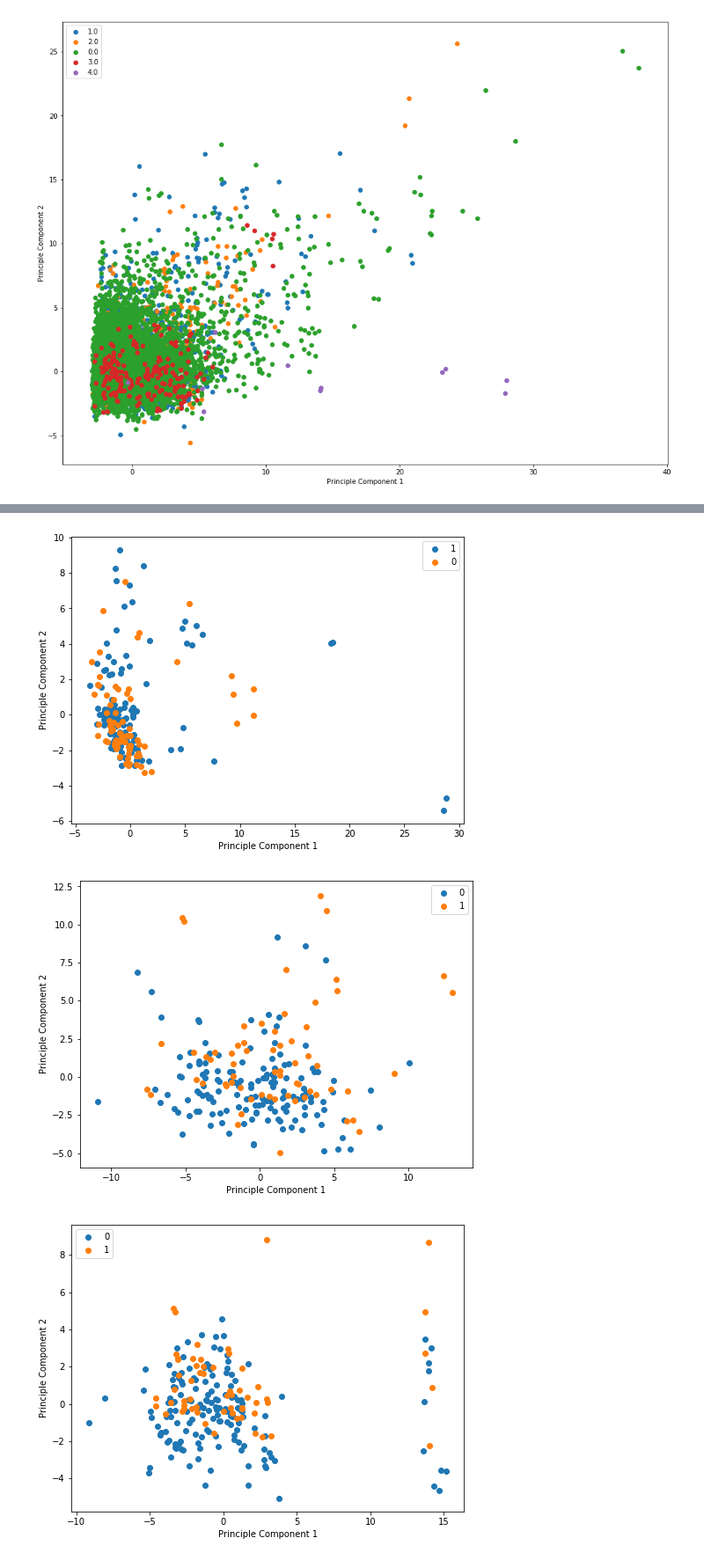
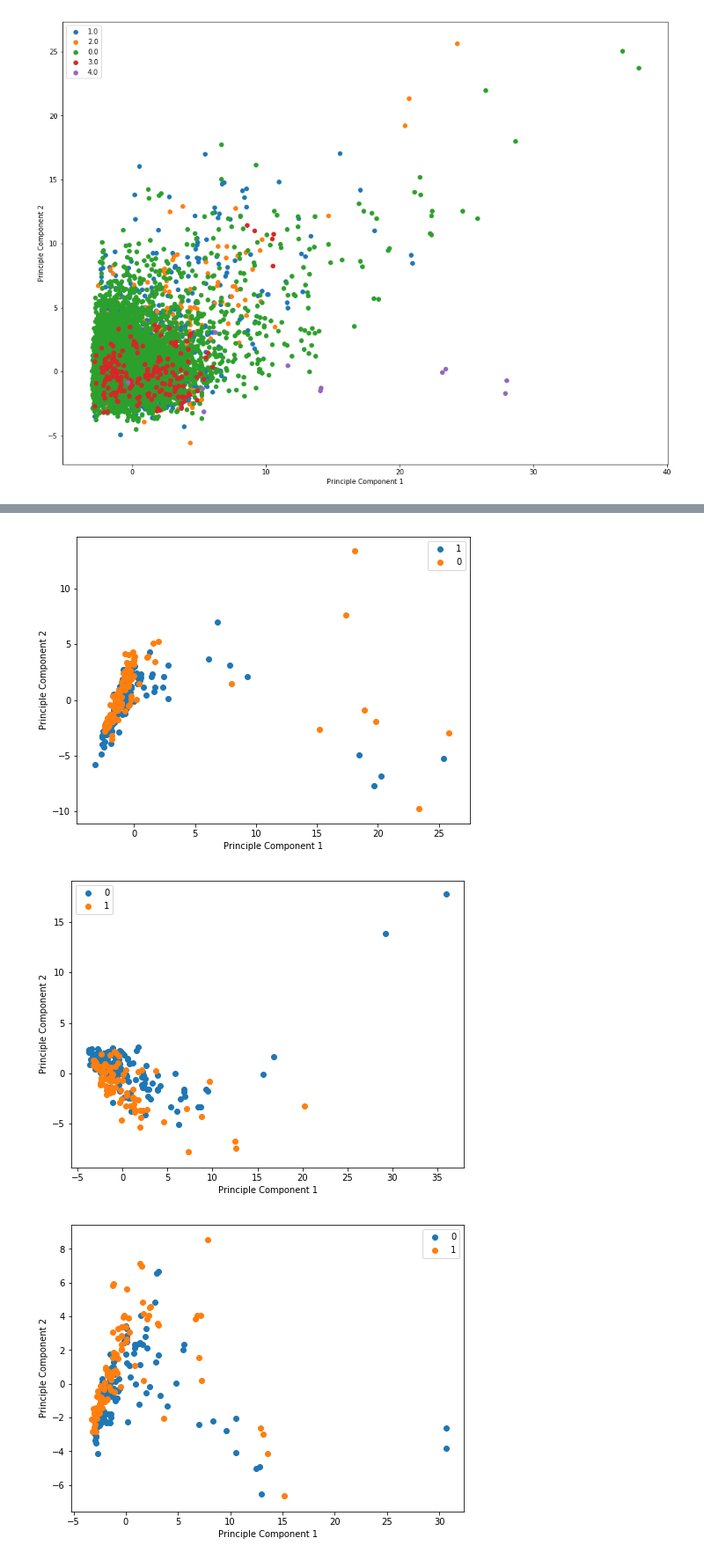
Before and after one commit to nshawen/CIS_PD, a Jupyter notebook: WatchDataPCAClustering.ipynb, the cells around one changed output, grey strips where cells are left out. Shown at 88% size. Drawn from its saved outputs; the diff is of its cells as text; code cells hidden in the pictures.

Commit message:
allowed for increased capability across target labels and symptoms

```diff
--- a/WatchDataPCAClustering.ipynb
+++ b/WatchDataPCAClustering.ipynb
@@ -138,11 +138,14 @@ DataPCA = plotPCA(label_type, tasks, True, 2)
 # %% [output]
 [figure]
 # %%
-def TrainTestCluster(tasks, newLab, groups, bestFeatIdx):
+def TrainTestCluster(label_type, tasks, newLab, groups, bestFeatIdx):
 
     pd.options.mode.chained_assignment = None
 
-    km = KMeans(n_clusters = len(groups))
+    if newLab:
+        km = KMeans(n_clusters = len(newLab))
+    else:
+        km = KMeans(n_clusters = len(tasks))
 
     DataFeatures = pd.read_csv(os.path.join(features, 'Clinic Data', 'ClinicDataFeaturesX.csv'))
     indices = (x for x in range(len(DataFeatures)) if DataFeatures.TaskAbb.values[x] in tasks)
@@ -164,6 +167,8 @@ def TrainTestCluster(tasks, newLab, groups, bestFeatIdx):
             best_features_list = best_features_list + [features_list[idx]]
         features_list = best_features_list
 
+    print('Target Label: ' + label_type)
+    print('--------------------------------------------------')
     print('Tasks Considered:')
     for task in DataFeatures.TaskAbb.unique():
         print('    ' + ClinicTasks[task])
@@ -223,14 +228,21 @@ def TrainTestCluster(tasks, newLab, groups, bestFeatIdx):
 # tasks = ['Drnkg', 'Drwg', 'Fldg', 'FtnL', 'FtnR', 'NtsBts', 'RamL', 'RamR', 'Sheets', 'Sitng', 'SitStand', 'Stndg', 'Typg', 'Wlkg', 'WlkgCnt']
 # tasks = ['RamL', 'RamR']
 # tasks = ['FtnL', 'FtnR']
-# tasks = ['Sitng', 'Stndg', 'Drwg']
-tasks = ['Wlkg', 'WlkgCnt']
+tasks = ['Sitng', 'Stndg', 'Drwg']
+# tasks = ['Wlkg', 'WlkgCnt']
 # tasks = ['Fldg', 'Sheets', 'Drnkg', 'NtsBts', 'Typg']
 
 ### NEWLAB, GROUPS
 # newLab, groups = ['Excld', 'Ram', 'Ftn', 'Rest', 'Wlkg', 'FinMot'], [['SitStand'], ['RamL', 'RamR'], ['FtnL', 'FtnR'], ['Sitng', 'Stndg', 'Drwg'], ['Wlkg', 'WlkgCnt'], ['Fldg', 'Sheets', 'Drnkg', 'NtsBts', 'Typg']]
 newLab, groups = ['NoSymp', 'Symp'], [[float(0)], [float(1), float(2), float(3), float(4)]]
 # newLab, groups = [], []
+
+### LABEL_TYPE
+# label_type = 'TaskAbb'
+label_type = 'Tremor'
+# label_type = 'Bradykinesia'
+# label_type = 'Dyskinesia'
+# label_type = 'Overall'
 
 bestFeatIdx = []
 
@@ -239,5 +251,5 @@ bestFeatIdx = []
 # AvgFeatImp = np.mean(FeatImp, axis = 0)
 # bestFeatIdx = list(AvgFeatImp.argsort()[-10:][::-1])
 
-DataClusters, km = TrainTestCluster(tasks, newLab, groups, bestFeatIdx)
+DataClusters, km = TrainTestCluster(label_type, tasks, newLab, groups, bestFeatIdx)
 # %% [output]
@@ -255,3 +270,3 @@ Label Groups:
-[figure, old version]
+[figure, new version]
-[figure, old version]
+[figure, new version]
-[figure, old version]
+[figure, new version]
```
Also changed, not shown: parts of 2 cells of this notebook.
